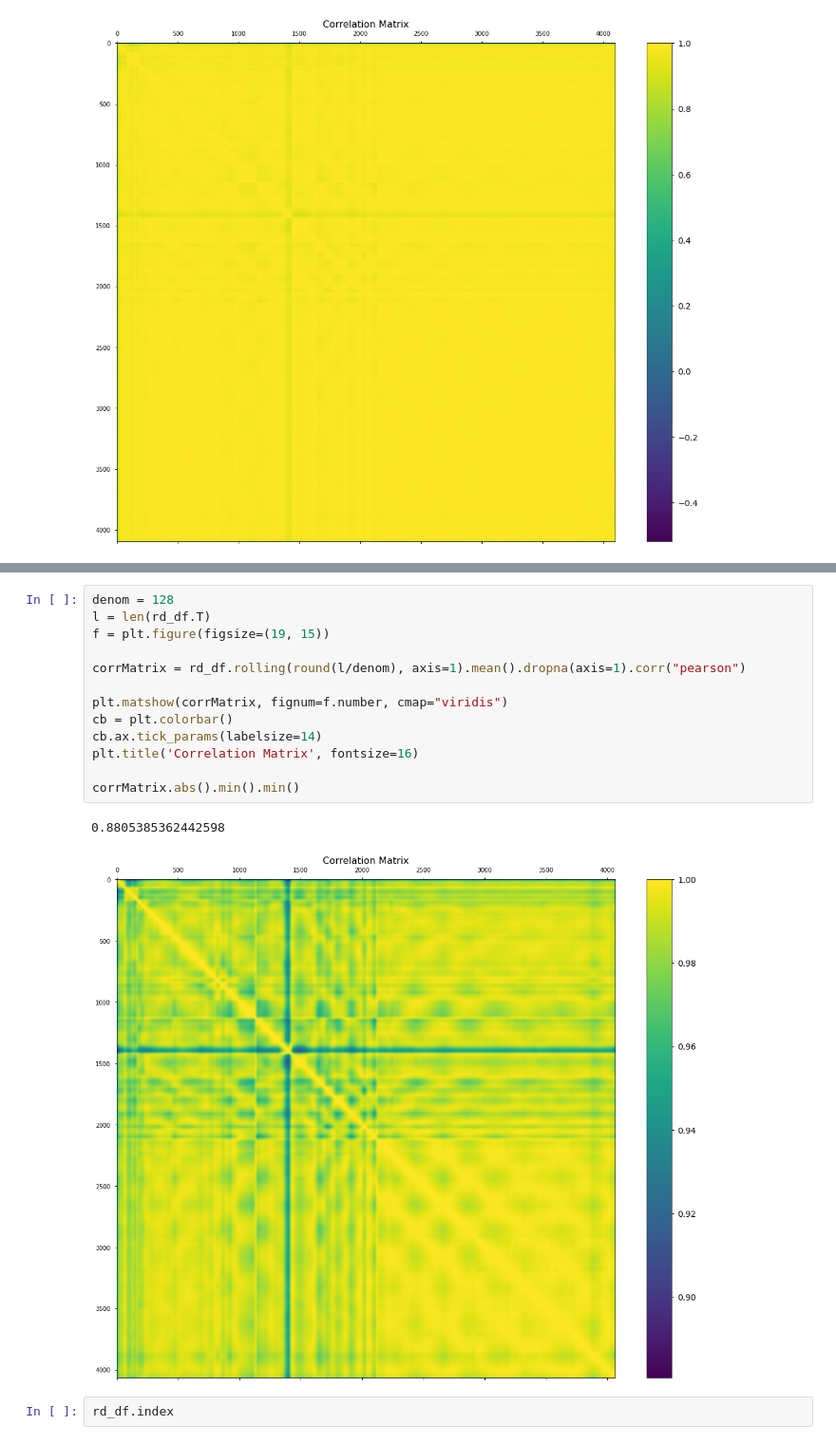
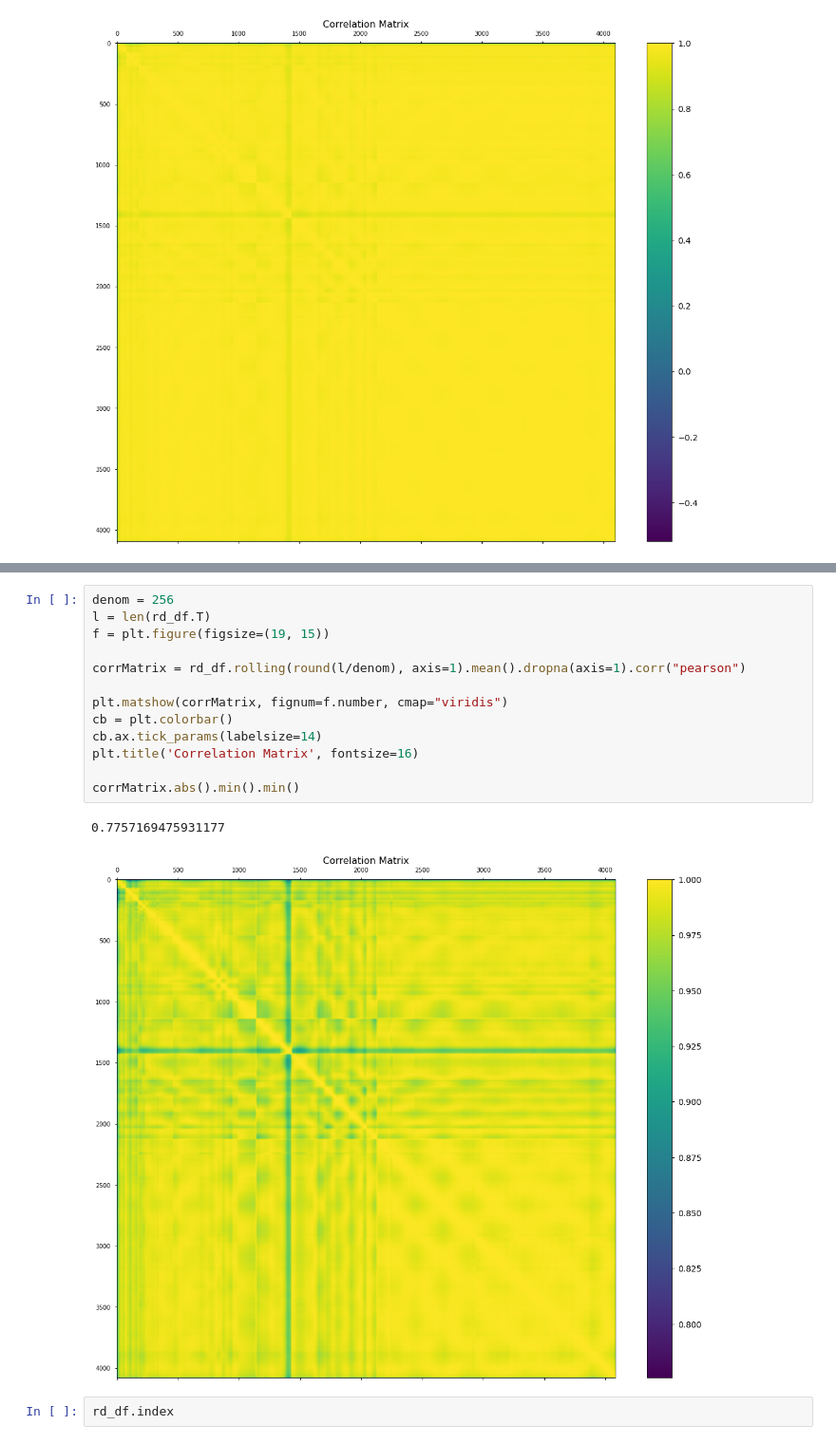
Before and after one commit to spolex/spiral, a Jupyter notebook: notebooks/202208_spiral_r_rd_correlation-rolling-multilevel.ipynb, the cells around one changed output, grey strips where cells are left out. Shown at 95% size. Drawn from its saved outputs; the diff is of its cells as text.

```diff
--- a/notebooks/202208_spiral_r_rd_correlation-rolling-multilevel.ipynb
+++ b/notebooks/202208_spiral_r_rd_correlation-rolling-multilevel.ipynb
@@ -162,19 +155,19 @@ Int64Index([ 255,  256,  257,  258,  259,  260,  261,  262,  263,  264,
 # %%
-denom = 128
+denom = 256
 l = len(rd_df.T)
 f = plt.figure(figsize=(19, 15))
 
 corrMatrix = rd_df.rolling(round(l/denom), axis=1).mean().dropna(axis=1).corr("pearson")
 
 plt.matshow(corrMatrix, fignum=f.number, cmap="viridis")
 cb = plt.colorbar()
 cb.ax.tick_params(labelsize=14)
 plt.title('Correlation Matrix', fontsize=16)
 
 corrMatrix.abs().min().min()
 # %% [output]
-0.8805385362442598
+0.7757169475931177
-[figure, old version]
+[figure, new version]
 # %%
 rd_df.index
 # %% [output]
```
Also changed, not shown: parts of 25 cells of this notebook, 22 other files.
